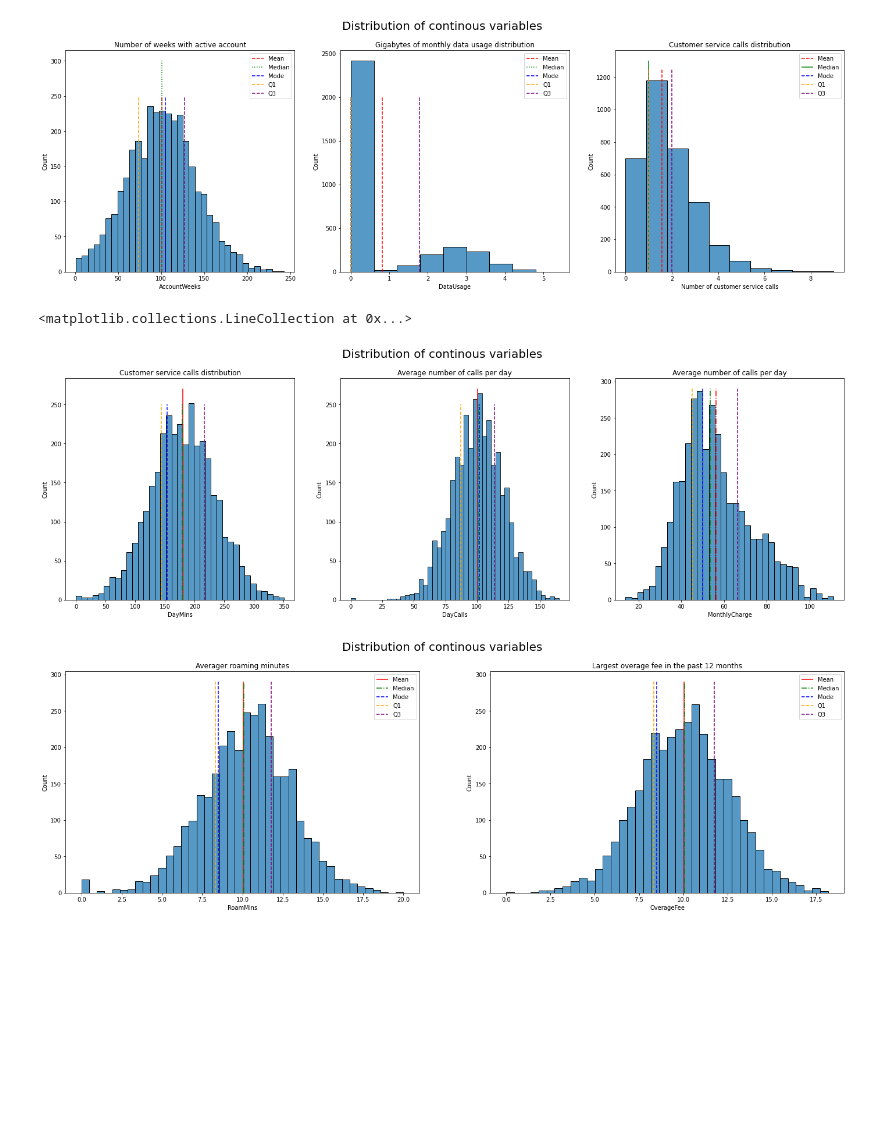
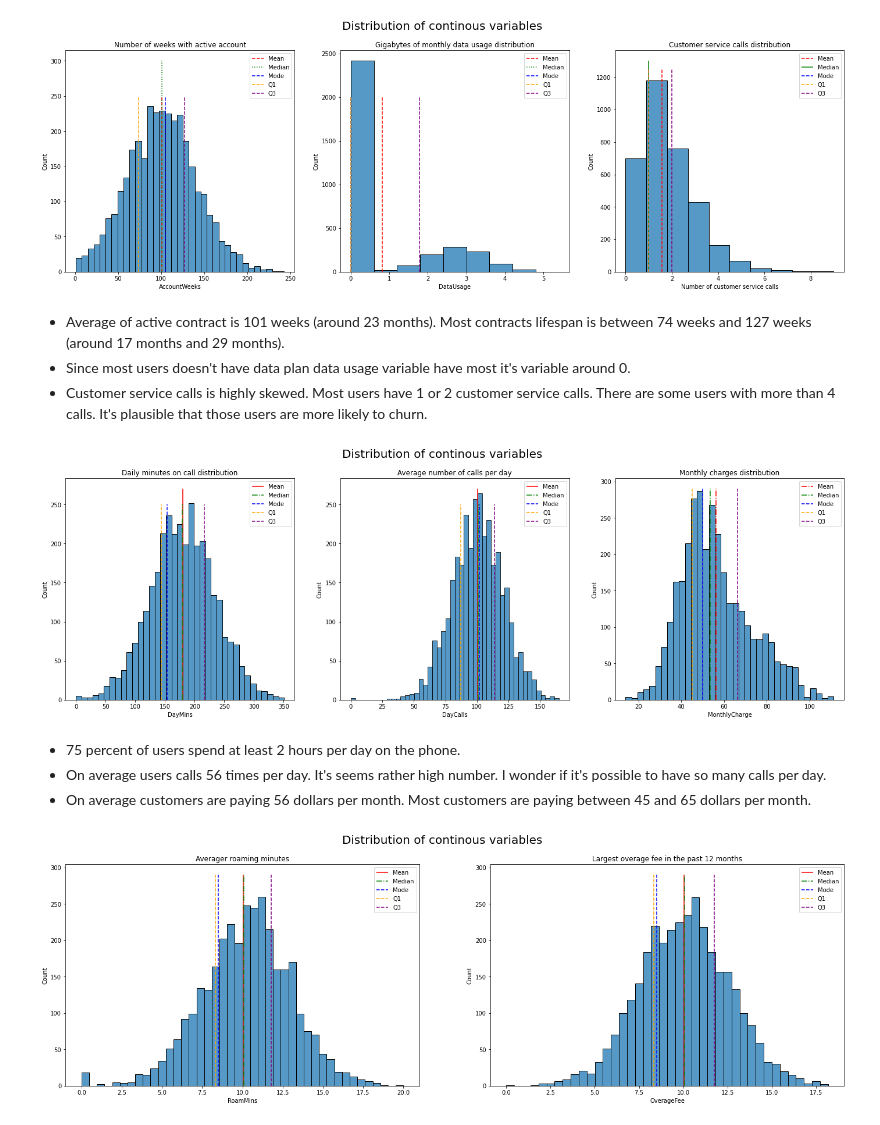
Before and after one commit to CarJung/Churn_exploration, a Jupyter notebook: Report.ipynb, the cells around one changed output. Cells and saved outputs as stored; diff of their text form; code cells hidden in the pictures; blank space fills up the shorter version.

```diff
--- a/Report.ipynb
+++ b/Report.ipynb
@@ -94,39 +104,46 @@ ax[2].set_xlabel('Number of customer service calls')
 ax[2].legend();
 # %% [output]
 [figure]
+# %% [markdown]
+- Average of active contract is 101 weeks (around 23 months). Most contracts lifespan is between 74 weeks and 127 weeks (around 17 months and 29 months).
+- Since most users doesn't have data plan data usage variable have most it's variable around 0.
+- Customer service calls is highly skewed. Most users have 1 or 2 customer service calls. There are some users with more than 4 calls. It's plausible that those users are more likely to churn.
 # %%
 fig, ax = plt.subplots( 1,3, figsize=(24, 7))
 plt.suptitle('Distribution of continous variables', fontsize=20)
 
 sns.histplot(data['DayMins'], ax=ax[0])
-ax[0].set_title('Customer service calls distribution')
+ax[0].set_title('Daily minutes on call distribution')
 ax[0].vlines(data['DayMins'].mean(),0,270,color='red',label='Mean' , linestyles='solid')
 ax[0].vlines(data['DayMins'].median(),0,250,color='green',label='Median', linestyles='dashdot')
 ax[0].vlines(data['DayMins'].mode()[0],0,250,color='blue',label='Mode', linestyles='dashed')
 ax[0].vlines(data['DayMins'].quantile(0.25),0,250,color='orange',label='Q1', linestyles='dashed')
 ax[0].vlines(data['DayMins'].quantile(0.75),0,250,color='purple',label='Q3', linestyles='dashed')
 ax[0].legend();
 
 sns.histplot(data['DayCalls'], ax=ax[1]);
 ax[1].set_title('Average number of calls per day')
 ax[1].vlines(data['DayCalls'].mean(),0,270,color='red',label='Mean' , linestyles='solid')
 ax[1].vlines(data['DayCalls'].median(),0,250,color='green',label='Median', linestyles='dashdot')
 ax[1].vlines(data['DayCalls'].mode()[0],0,250,color='blue',label='Mode', linestyles='dashed')
 ax[1].vlines(data['DayCalls'].quantile(0.25),0,250,color='orange',label='Q1', linestyles='dashed')
 ax[1].vlines(data['DayCalls'].quantile(0.75),0,250,color='purple',label='Q3', linestyles='dashed')
 ax[1].legend();
 
 sns.histplot(data['MonthlyCharge'], ax=ax[2]);
-ax[2].set_title('Average number of calls per day')
+ax[2].set_title('Monthly charges distribution')
 ax[2].vlines(data['MonthlyCharge'].mean(),0,290,color='red',label='Mean' , linestyles='dashdot')
 ax[2].vlines(data['MonthlyCharge'].median(),0,290,color='green',label='Median', linestyles='dashdot')
 ax[2].vlines(data['MonthlyCharge'].mode()[0],0,290,color='blue',label='Mode', linestyles='dashed')
 ax[2].vlines(data['MonthlyCharge'].quantile(0.25),0,290,color='orange',label='Q1', linestyles='dashed')
 ax[2].vlines(data['MonthlyCharge'].quantile(0.75),0,290,color='purple',label='Q3', linestyles='dashed')
 ax[2].legend();
 # %% [output]
-<matplotlib.collections.LineCollection at 0x...>
-[figure, old version]
+[figure, new version]
+# %% [markdown]
+- 75 percent of users spend at least 2 hours per day on the phone.
+- On average users calls 56 times per day. It's seems rather high number. I wonder if it's possible to have so many calls per day.
+- On average customers are paying 56 dollars per month. Most customers are paying between 45 and 65 dollars per month.
 # %%
 fig, ax = plt.subplots( 1,2, figsize=(24, 7))
 plt.suptitle('Distribution of continous variables', fontsize=20)
```
Also changed, not shown: parts of 19 cells of this notebook.
